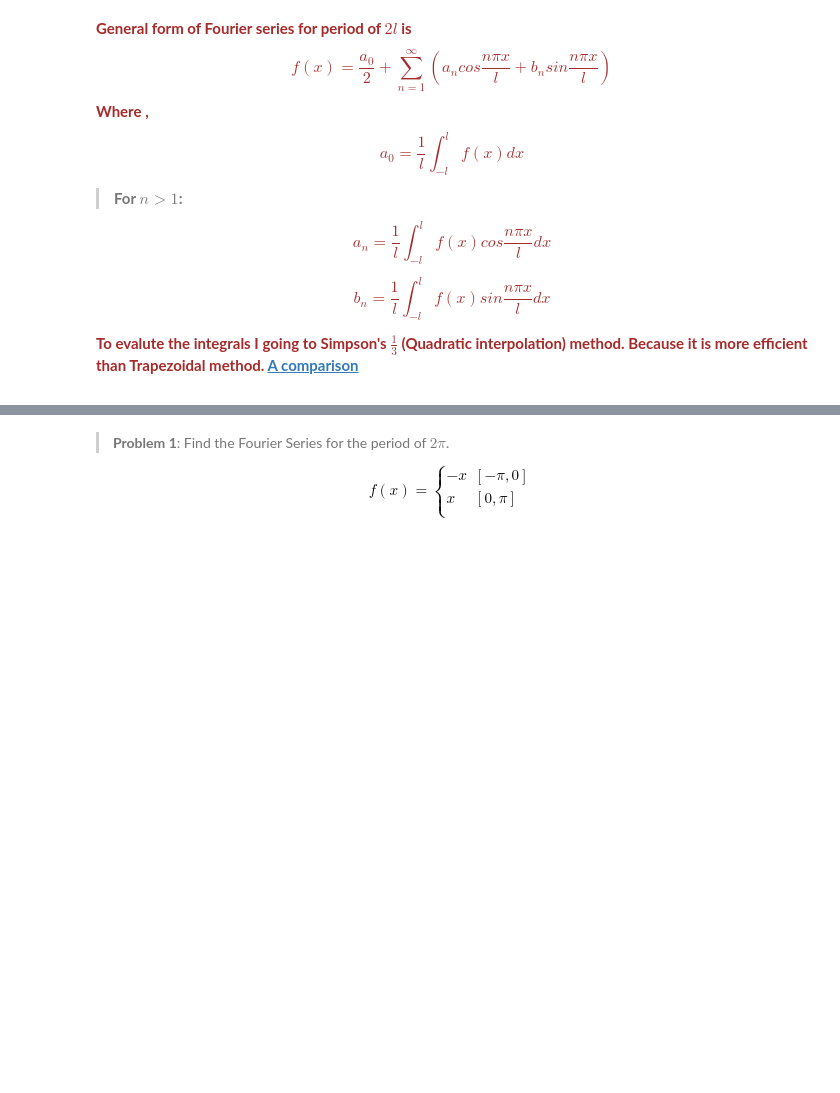
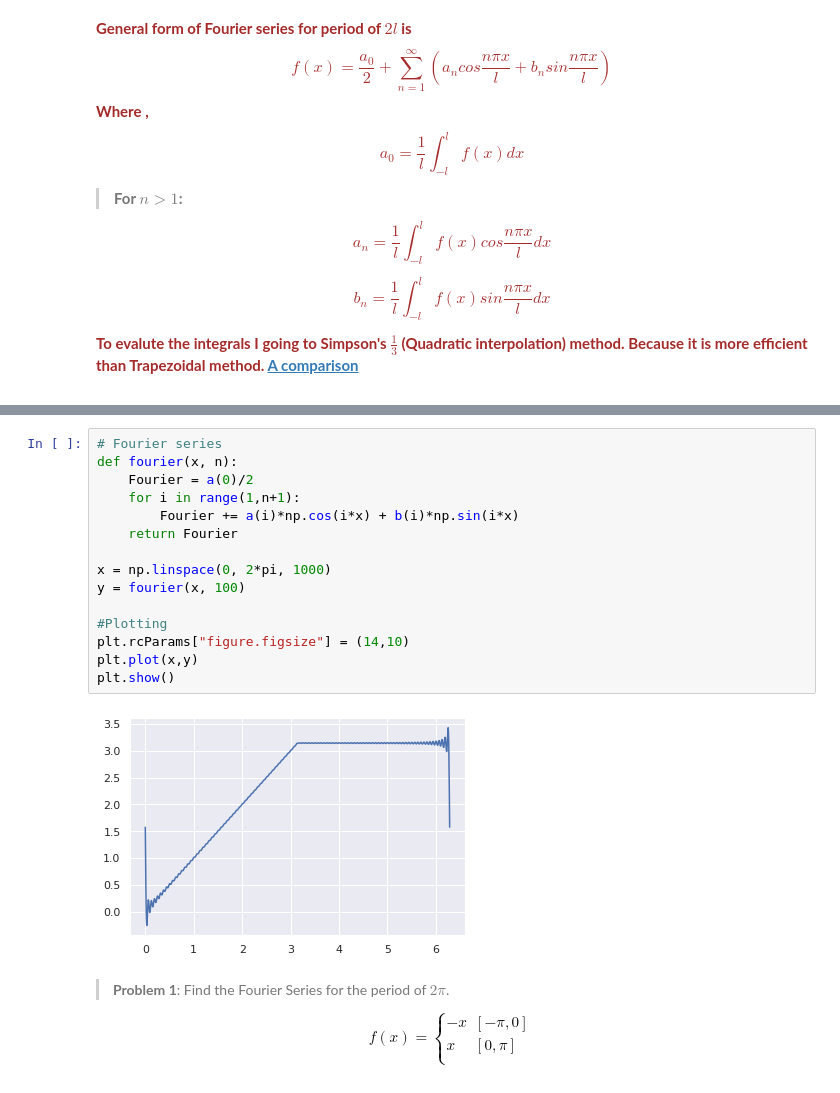
Before and after one commit to Souvik-0612/Fourier, a Jupyter notebook: Fourier series.ipynb, the cells around one changed output, grey strips where cells are left out. Saved outputs shown, nothing was run; the diff lists cells and outputs as text; blank space fills up the shorter version.

```diff
--- a/Fourier series.ipynb
+++ b/Fourier series.ipynb
@@ -42,3 +61,20 @@ To evalute the integrals I going to Simpson's $\frac{1}{3}$ (Quadratic interpola
+# %%
+# Fourier series
+def fourier(x, n):
+    Fourier = a(0)/2
+    for i in range(1,n+1):
+        Fourier += a(i)*np.cos(i*x) + b(i)*np.sin(i*x)
+    return Fourier
+
+x = np.linspace(0, 2*pi, 1000)
+y = fourier(x, 100)
+
+#Plotting
+plt.rcParams["figure.figsize"] = (14,10)
+plt.plot(x,y)
+plt.show()
+# %% [output]
+[figure, added]
 # %% [markdown]
 > **Problem 1**: Find the Fourier Series for the period of $2\pi$.
 
```
Also changed, not shown: parts of 14 cells of this notebook.
